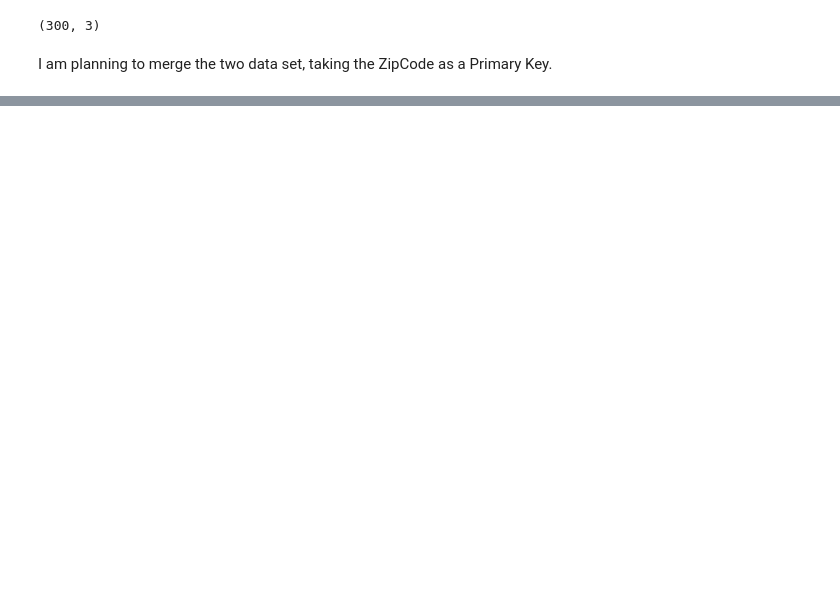
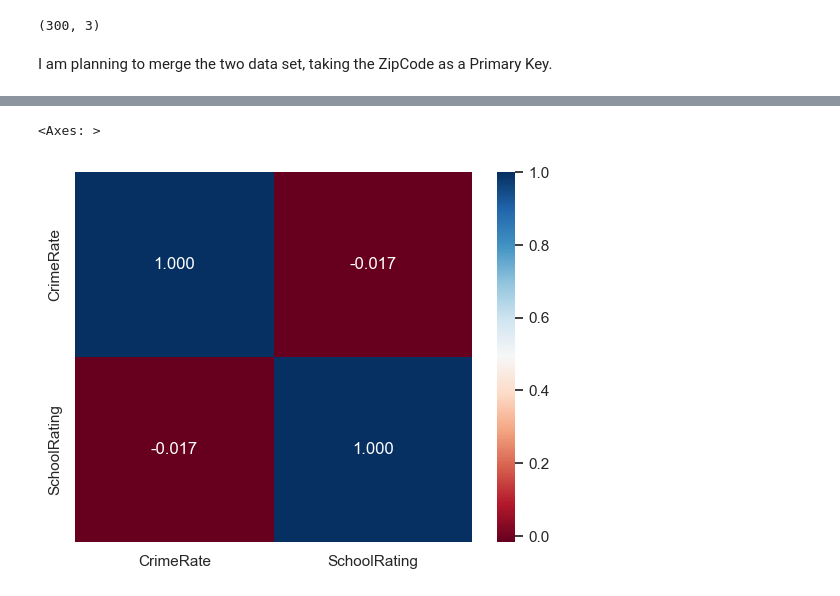
Before and after one commit to msdsyernar/CSME830, a Jupyter notebook: secondary.ipynb, the cells around one changed output, grey strips where cells are left out. Saved outputs shown, nothing was run; the diff lists cells and outputs as text; code cells hidden in the pictures; blank space fills up the shorter version.

```diff
--- a/secondary.ipynb
+++ b/secondary.ipynb
@@ -51,0 +122,6 @@ I am planning to merge the two data set, taking the ZipCode as a Primary Key.
+# %%
+corr = data[['CrimeRate', 'SchoolRating']].corr()
+sns.heatmap(corr, annot=True, cmap='RdBu', fmt='.3f')
+# %% [output]
+<Axes: >
+[figure, added]
```
Also changed, not shown: parts of 14 cells of this notebook, 1 other file.
